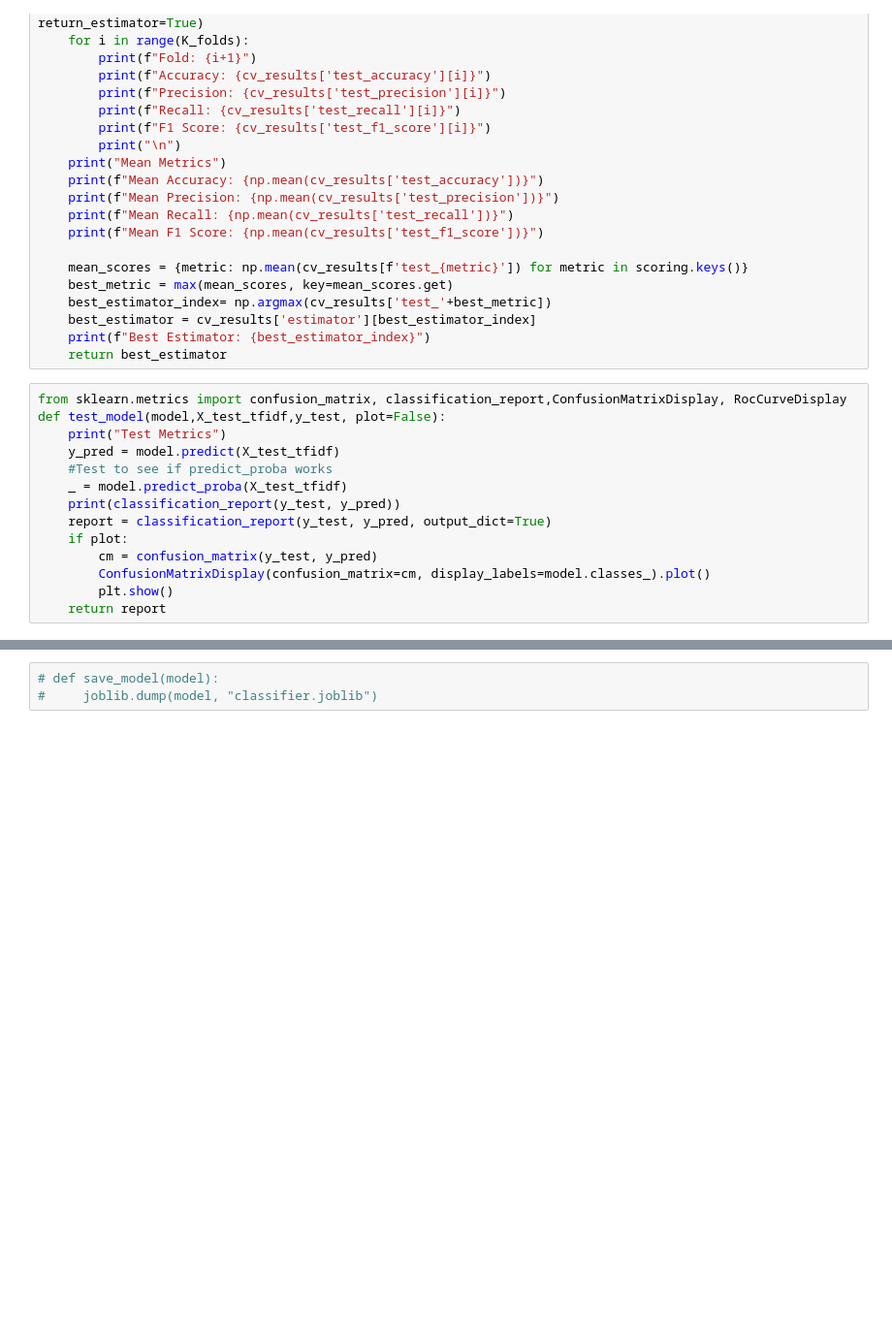
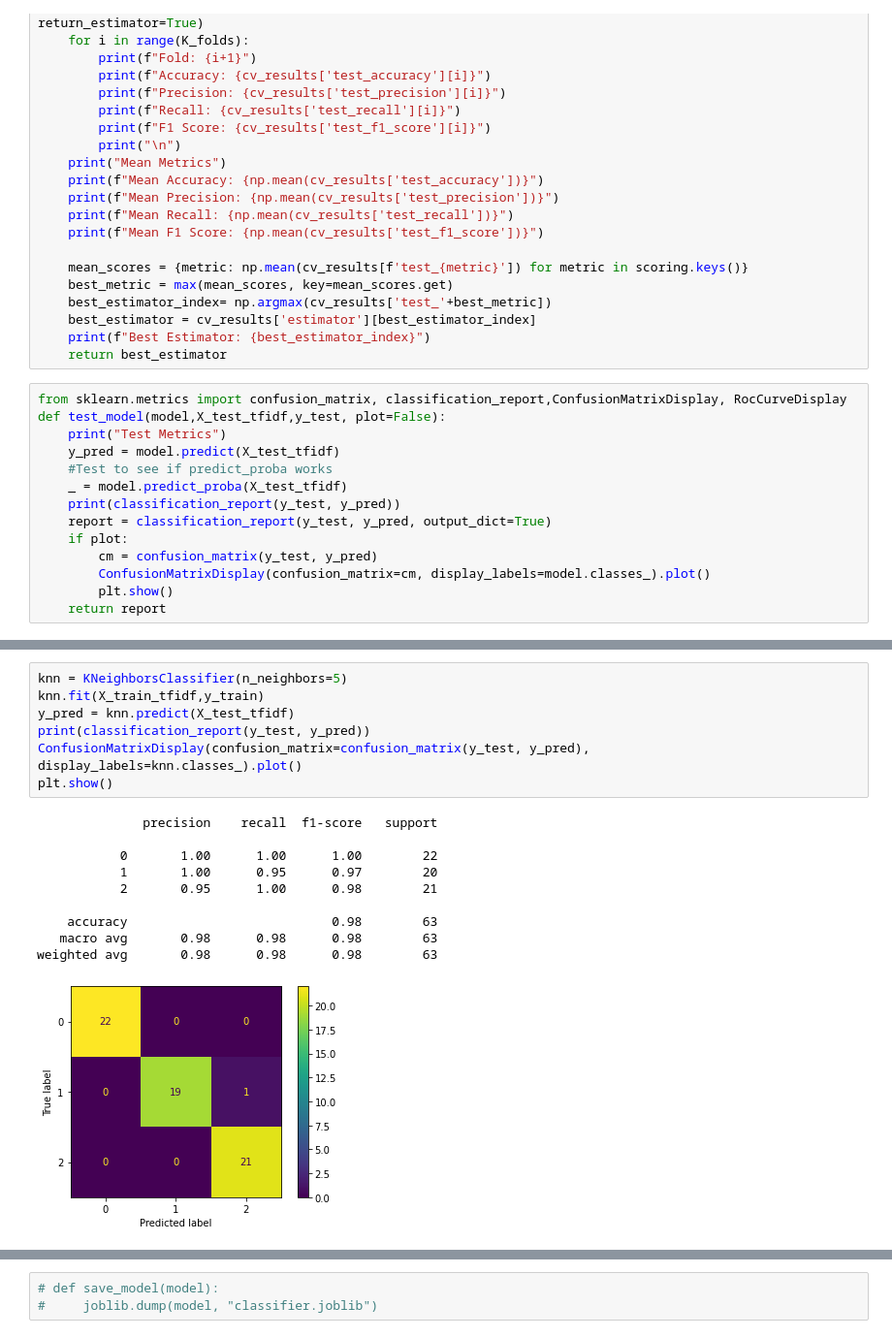
Before and after one commit to HertegKohar/cp423, a Jupyter notebook: Project/train_classifiers.ipynb, the cells around one changed output, grey strips where cells are left out. Shown at 97% size. Cells and saved outputs as stored; diff of their text form; blank space fills up the shorter version.

```diff
--- a/Project/train_classifiers.ipynb
+++ b/Project/train_classifiers.ipynb
@@ -249,3 +249,21 @@ Best Model: KNeighborsClassifier
+# %%
+knn = KNeighborsClassifier(n_neighbors=5)
+knn.fit(X_train_tfidf,y_train)
+y_pred = knn.predict(X_test_tfidf)
+print(classification_report(y_test, y_pred))
+ConfusionMatrixDisplay(confusion_matrix=confusion_matrix(y_test, y_pred), display_labels=knn.classes_).plot()
+plt.show()
+# %% [output]
+              precision    recall  f1-score   support
+
+           0       1.00      1.00      1.00        22
+           1       1.00      0.95      0.97        20
+           2       0.95      1.00      0.98        21
+
+    accuracy                           0.98        63
+   macro avg       0.98      0.98      0.98        63
+weighted avg       0.98      0.98      0.98        63
+[figure, added]
 # %%
 probs = best_model.predict_proba(X_test_tfidf)
 for prob in probs:
```
Also changed, not shown: parts of 6 cells of this notebook, 37 other files.
